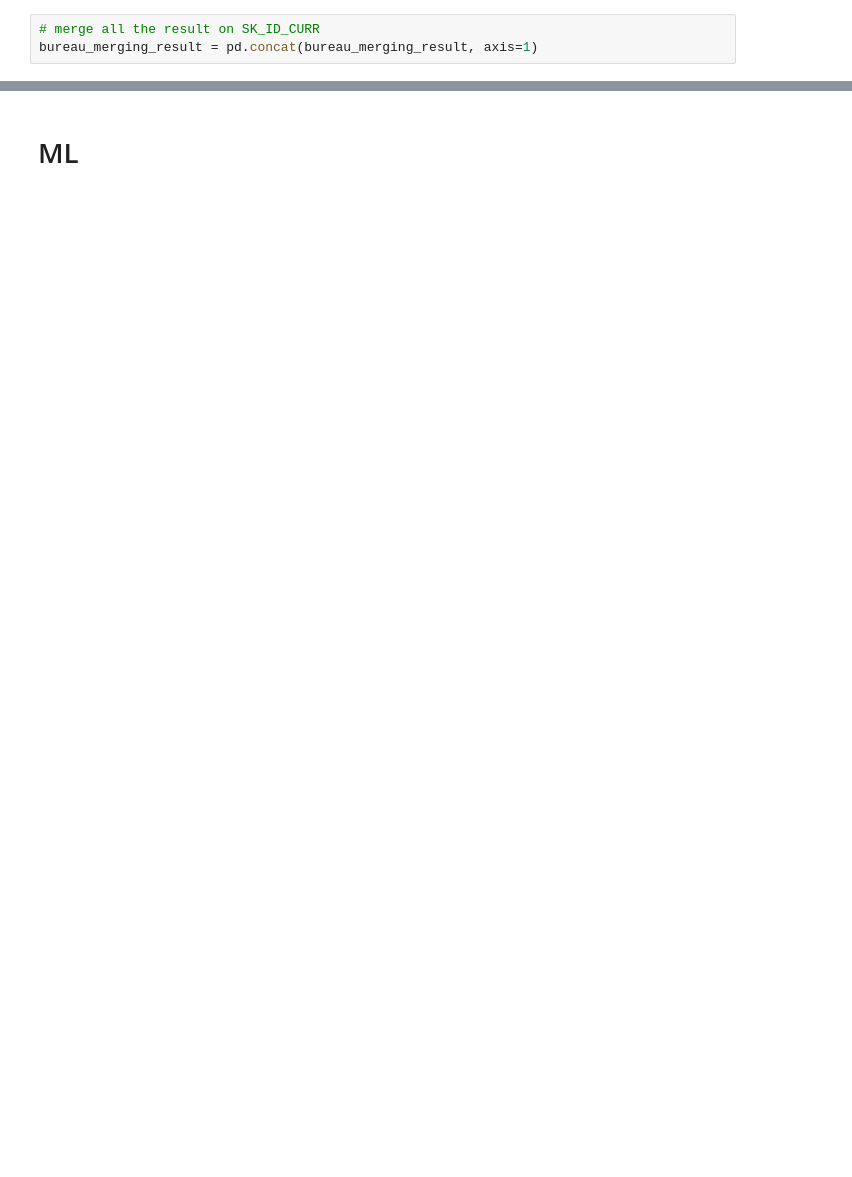
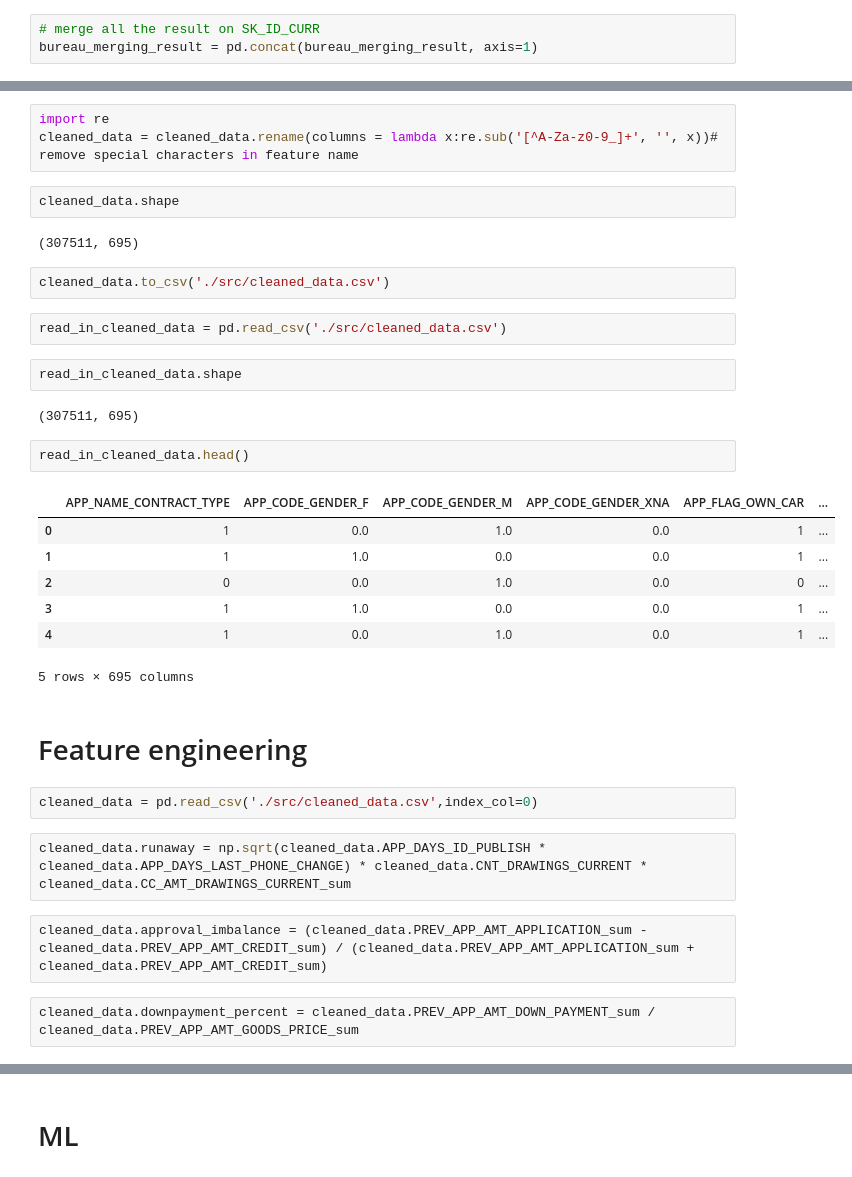
Before and after one commit to nicola-l/credit-default-kaggle, a Jupyter notebook: data_EDA.ipynb, the cells around one changed output, grey strips where cells are left out. Saved outputs shown, nothing was run; the diff lists cells and outputs as text; blank space fills up the shorter version.

Commit message:
feature engineering 9-16

```diff
--- a/data_EDA.ipynb
+++ b/data_EDA.ipynb
@@ -388,0 +724,35 @@ full_data
+# %%
+import re
+cleaned_data = cleaned_data.rename(columns = lambda x:re.sub('[^A-Za-z0-9_]+', '', x))# remove special characters in feature name
+# %%
+cleaned_data.shape
+# %% [output]
+(307511, 695)
+# %%
+cleaned_data.to_csv('./src/cleaned_data.csv')
+# %%
+read_in_cleaned_data = pd.read_csv('./src/cleaned_data.csv')
+# %%
+read_in_cleaned_data.shape
+# %% [output]
+(307511, 695)
+# %%
+read_in_cleaned_data.head()
+# %% [output]
+|  | APP_NAME_CONTRACT_TYPE | APP_CODE_GENDER_F | APP_CODE_GENDER_M | APP_CODE_GENDER_XNA | APP_FLAG_OWN_CAR | ... |
+| 0 | 1 | 0.0 | 1.0 | 0.0 | 1 | ... |
+| 1 | 1 | 1.0 | 0.0 | 0.0 | 1 | ... |
+| 2 | 0 | 0.0 | 1.0 | 0.0 | 0 | ... |
+| 3 | 1 | 1.0 | 0.0 | 0.0 | 1 | ... |
+| 4 | 1 | 0.0 | 1.0 | 0.0 | 1 | ... |
+5 rows × 695 columns
+# %% [markdown]
+# Feature engineering
+# %%
+cleaned_data = pd.read_csv('./src/cleaned_data.csv',index_col=0)
+# %%
+cleaned_data.runaway = np.sqrt(cleaned_data.APP_DAYS_ID_PUBLISH * cleaned_data.APP_DAYS_LAST_PHONE_CHANGE) * cleaned_data.CNT_DRAWINGS_CURRENT * cleaned_data.CC_AMT_DRAWINGS_CURRENT_sum
+# %%
+cleaned_data.approval_imbalance = (cleaned_data.PREV_APP_AMT_APPLICATION_sum - cleaned_data.PREV_APP_AMT_CREDIT_sum) / (cleaned_data.PREV_APP_AMT_APPLICATION_sum + cleaned_data.PREV_APP_AMT_CREDIT_sum)
+# %%
+cleaned_data.downpayment_percent = cleaned_data.PREV_APP_AMT_DOWN_PAYMENT_sum / cleaned_data.PREV_APP_AMT_GOODS_PRICE_sum
```
Also changed, not shown: parts of 89 cells of this notebook.
